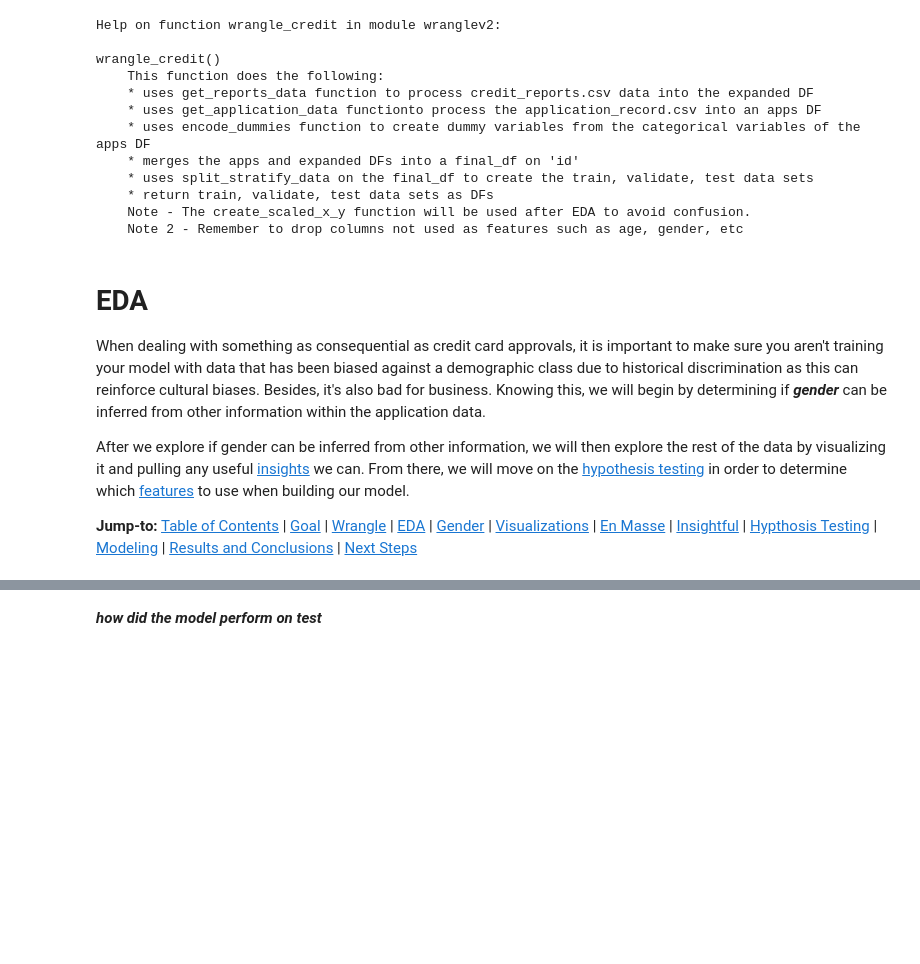
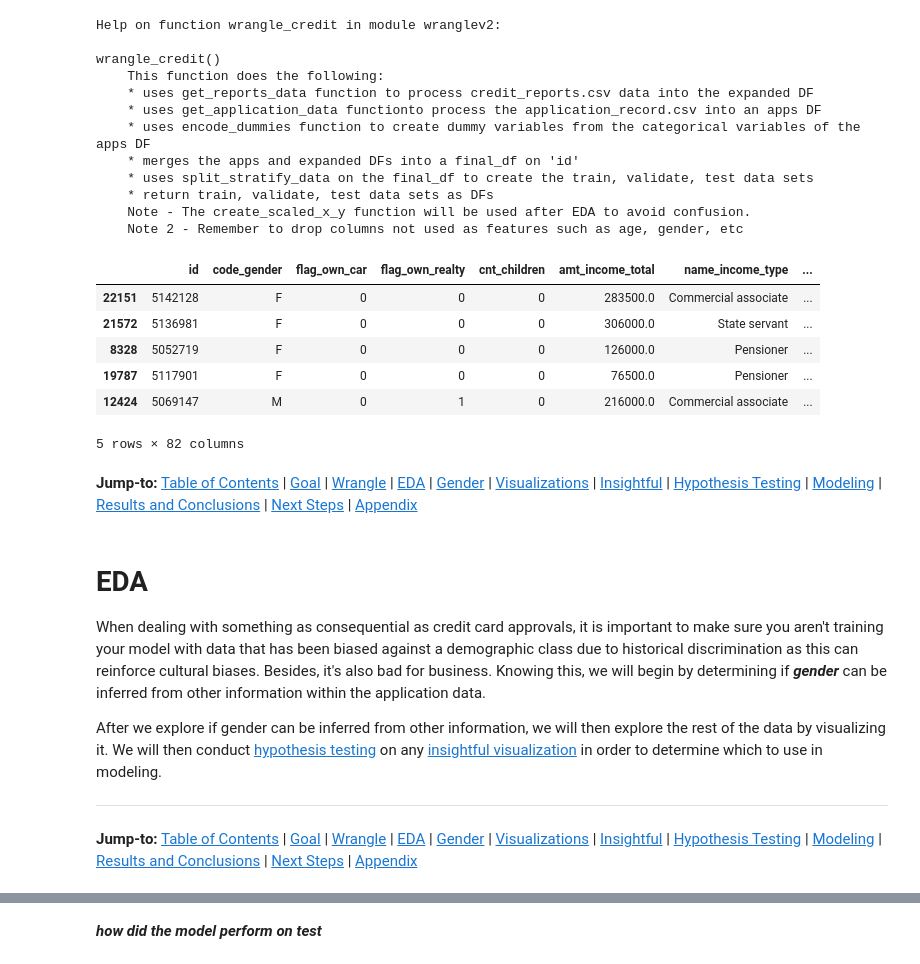
Before and after one commit to credit-risk-management-predictor/credit-risk-management-predictor, a Jupyter notebook: analysis_and_modeling.ipynb, the cells around one changed output, grey strips where cells are left out. Saved outputs shown, nothing was run; the diff lists cells and outputs as text; code cells hidden in the pictures; blank space fills up the shorter version.

```diff
--- a/analysis_and_modeling.ipynb
+++ b/analysis_and_modeling.ipynb
@@ -54,11 +57,26 @@ wrangle_credit()
     * return train, validate, test data sets as DFs
     Note - The create_scaled_x_y function will be used after EDA to avoid confusion.
     Note 2 - Remember to drop columns not used as features such as age, gender, etc
+# %%
+train, validate, test = wrangle_credit()
+train.head()
+# %% [output]
+|  | id | code_gender | flag_own_car | flag_own_realty | cnt_children | amt_income_total | name_income_type | ... |
+| 22151 | 5142128 | F | 0 | 0 | 0 | 283500.0 | Commercial associate | ... |
+| 21572 | 5136981 | F | 0 | 0 | 0 | 306000.0 | State servant | ... |
+| 8328 | 5052719 | F | 0 | 0 | 0 | 126000.0 | Pensioner | ... |
+| 19787 | 5117901 | F | 0 | 0 | 0 | 76500.0 | Pensioner | ... |
+| 12424 | 5069147 | M | 0 | 1 | 0 | 216000.0 | Commercial associate | ... |
+5 rows × 82 columns
+# %% [markdown]
+**Jump-to:** [Table of Contents](#Table-of-Contents) | [Goal](#Goal) | [Wrangle](#Wrangle) | [EDA](#EDA) | [Gender](#Gender) | [Visualizations](#Visualizations) | [Insightful](#Insightful-Visualizations) | [Hypothesis Testing](#Hypothesis-Testing) | [Modeling](#Modeling) | [Results and Conclusions](#Results-and-Conclusions) | [Next Steps](#Next-Steps) | [Appendix](#Appendix)
 # %% [markdown]
 # EDA
 
 When dealing with something as consequential as credit card approvals, it is important to make sure you aren't training your model with data that has been biased against a demographic class due to historical discrimination as this can reinforce cultural biases. Besides, it's also bad for business. Knowing this, we will begin by determining if ***gender*** can be inferred from other information within the application data.
 
-After we explore if gender can be inferred from other information, we will then explore the rest of the data by visualizing it and pulling any useful [insights](#Insightful-Visualizations) we can. From there, we will move on the [hypothesis testing](#Hypthosis-Testing) in order to determine which [features](#Chosen-Features) to use when building our model.
+After we explore if gender can be inferred from other information, we will then explore the rest of the data by visualizing it. We will then conduct [hypothesis testing](#Hypothesis-Testing) on any [insightful visualization](#Insightful-Visualizations)  in order to determine which to use in modeling.
 
-**Jump-to:** [Table of Contents](#Table-of-Contents) | [Goal](#Goal) | [Wrangle](#Wrangle) | [EDA](#Explore-Data-Analysis-(EDA)) | [Gender](#Gender) | [Visualizations](#Visualization) | [En Masse](#En-Masse) | [Insightful](#Insightful-Visualizations) | [Hypthosis Testing](#Hypthosis-Testing) | [Modeling](#Modeling) | [Results and Conclusions](#Results-&-Conclusion) | [Next Steps](#Next-Steps)
+---
+
+**Jump-to:** [Table of Contents](#Table-of-Contents) | [Goal](#Goal) | [Wrangle](#Wrangle) | [EDA](#EDA) | [Gender](#Gender) | [Visualizations](#Visualizations) | [Insightful](#Insightful-Visualizations) | [Hypothesis Testing](#Hypothesis-Testing) | [Modeling](#Modeling) | [Results and Conclusions](#Results-and-Conclusions) | [Next Steps](#Next-Steps) | [Appendix](#Appendix)
```
Also changed, not shown: parts of 40 cells of this notebook.
